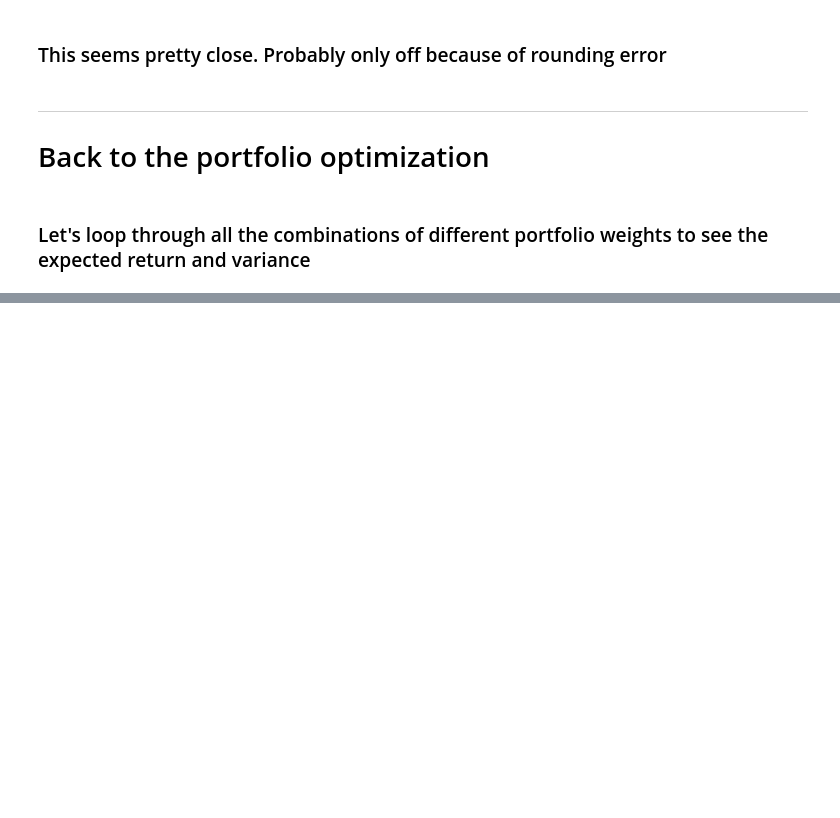
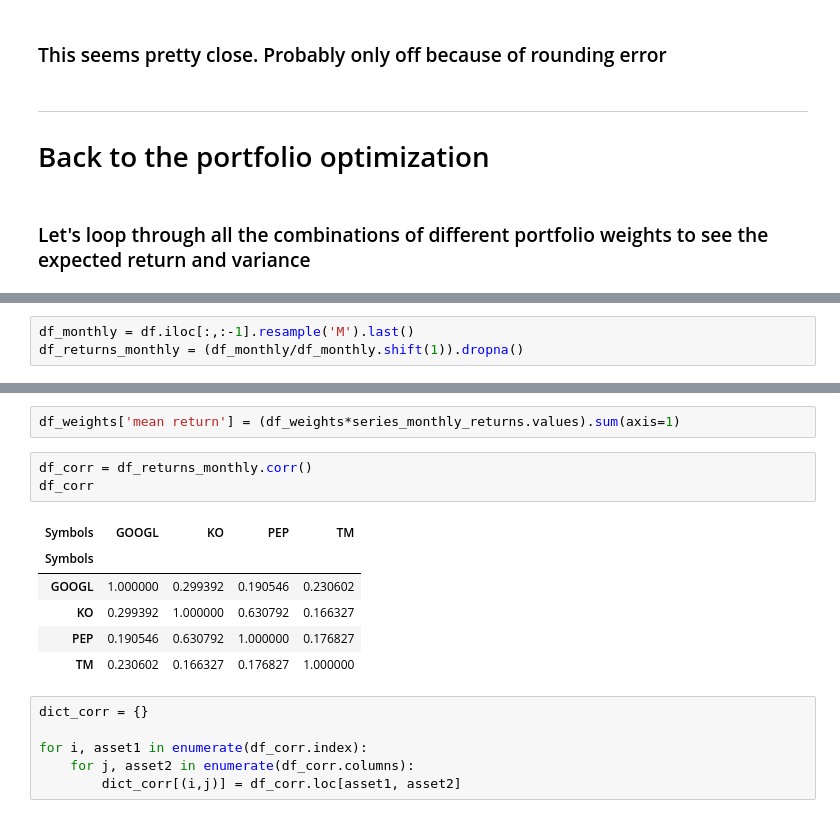
Before and after one commit to sinclam2/misc, a Jupyter notebook: Investment Portfolio Optimization.ipynb, the cells around one changed output, grey strips where cells are left out. Drawn from its saved outputs; the diff is of its cells as text; blank space fills up the shorter version.

```diff
--- a/Investment Portfolio Optimization.ipynb
+++ b/Investment Portfolio Optimization.ipynb
@@ -257,0 +243,3 @@ df_weights
+# %%
+df_monthly = df.iloc[:,:-1].resample('M').last()
+df_returns_monthly = (df_monthly/df_monthly.shift(1)).dropna()
@@ -257,0 +267,18 @@ df_weights
+# %%
+df_weights['mean return'] = (df_weights*series_monthly_returns.values).sum(axis=1)
+# %%
+df_corr = df_returns_monthly.corr()
+df_corr
+# %% [output]
+| Symbols | GOOGL | KO | PEP | TM |
+| Symbols |  |  |  |  |
+| GOOGL | 1.000000 | 0.299392 | 0.190546 | 0.230602 |
+| KO | 0.299392 | 1.000000 | 0.630792 | 0.166327 |
+| PEP | 0.190546 | 0.630792 | 1.000000 | 0.176827 |
+| TM | 0.230602 | 0.166327 | 0.176827 | 1.000000 |
+# %%
+dict_corr = {}
+
+for i, asset1 in enumerate(df_corr.index):
+    for j, asset2 in enumerate(df_corr.columns):
+        dict_corr[(i,j)] = df_corr.loc[asset1, asset2]
```
Also changed, not shown: parts of 18 cells of this notebook.
